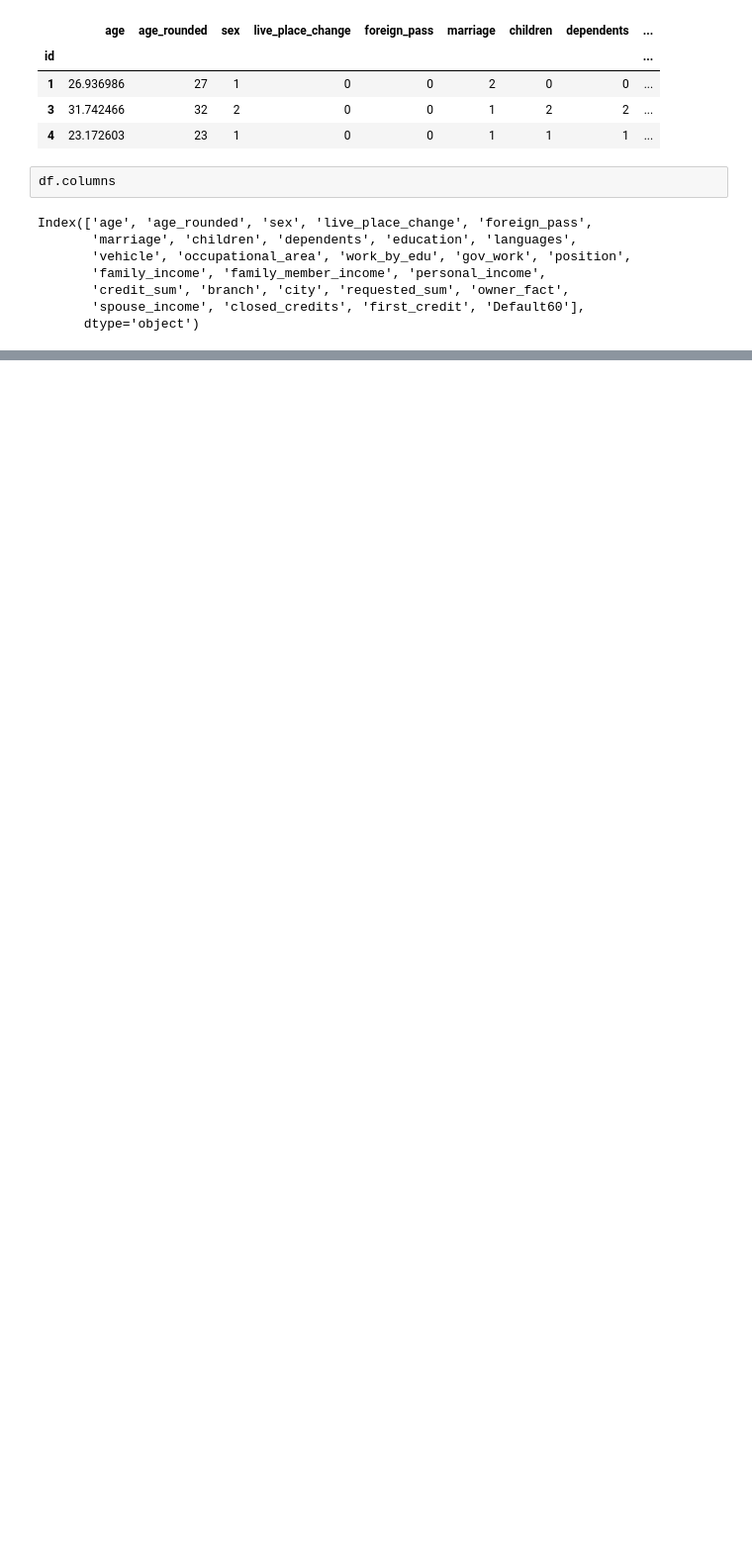
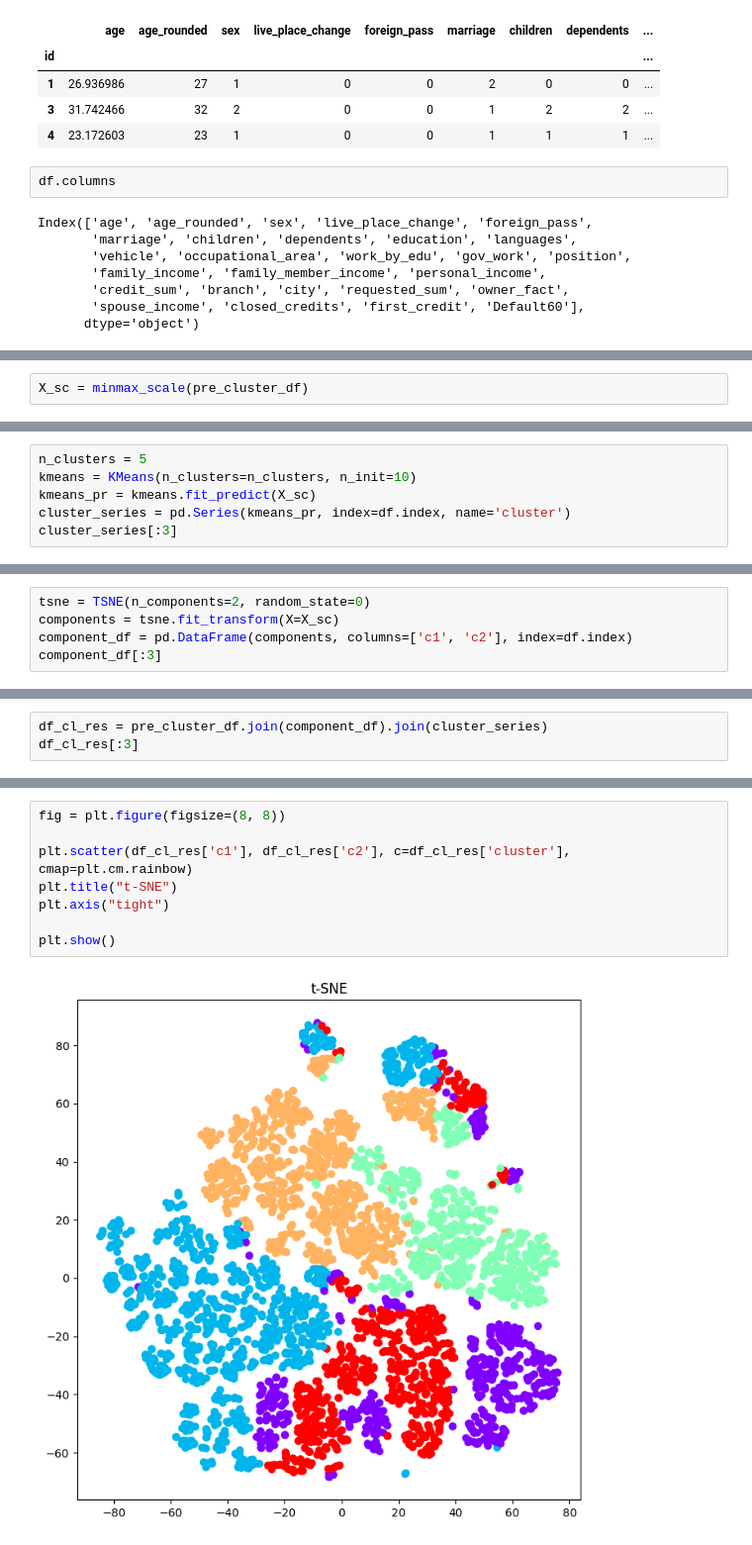
Before and after one commit to messiah1349/es_fin, a Jupyter notebook: main.ipynb, the cells around one changed output, grey strips where cells are left out. Shown at 99% size. Cells and saved outputs as stored; diff of their text form; blank space fills up the shorter version.

```diff
--- a/main.ipynb
+++ b/main.ipynb
@@ -52,0 +226,2 @@ Name: sex, Length: 6010, dtype: object
+# %%
+X_sc = minmax_scale(pre_cluster_df)
@@ -52,0 +230,6 @@ Name: sex, Length: 6010, dtype: object
+# %%
+n_clusters = 5
+kmeans = KMeans(n_clusters=n_clusters, n_init=10)
+kmeans_pr = kmeans.fit_predict(X_sc)
+cluster_series = pd.Series(kmeans_pr, index=df.index, name='cluster')
+cluster_series[:3]
@@ -52,0 +244,5 @@ Name: sex, Length: 6010, dtype: object
+# %%
+tsne = TSNE(n_components=2, random_state=0)
+components = tsne.fit_transform(X=X_sc)
+component_df = pd.DataFrame(components, columns=['c1', 'c2'], index=df.index)
+component_df[:3]
@@ -52,0 +255,3 @@ Name: sex, Length: 6010, dtype: object
+# %%
+df_cl_res = pre_cluster_df.join(component_df).join(cluster_series)
+df_cl_res[:3]
@@ -52,0 +264,10 @@ Name: sex, Length: 6010, dtype: object
+# %%
+fig = plt.figure(figsize=(8, 8))
+
+plt.scatter(df_cl_res['c1'], df_cl_res['c2'], c=df_cl_res['cluster'], cmap=plt.cm.rainbow)
+plt.title("t-SNE")
+plt.axis("tight")
+
+plt.show()
+# %% [output]
+[figure, added]
```
Also changed, not shown: parts of 40 cells of this notebook, 3 other files.
